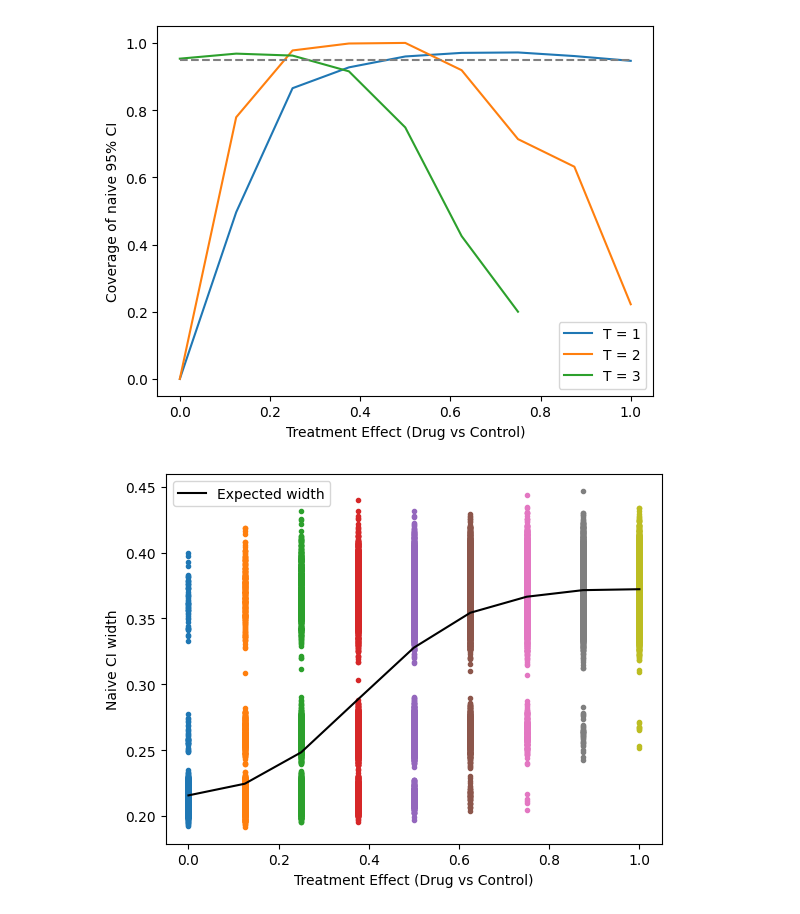
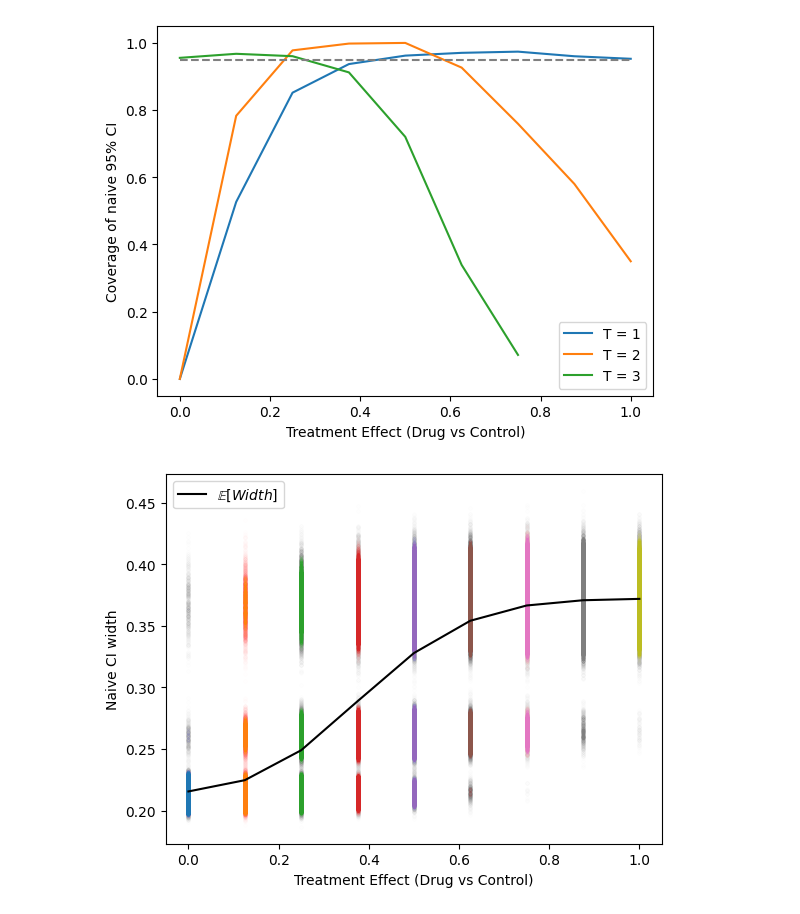
Before and after one commit to FerPerazzo/ITT21, a Jupyter notebook: Untitled.ipynb, the cells around one changed output. Cells and saved outputs as stored; diff of their text form; code cells hidden in the pictures.

```diff
--- a/Untitled.ipynb
+++ b/Untitled.ipynb
@@ -68,13 +68,13 @@ pval  = 0.011
 # %%
 RunTrial(n1, n2, n3, mu_A, mu_C, sigma, pval)
 # %%
-# Simulate 5000 runs
-data  = np.zeros((5000, 9, 5))
+# Simulate 50000 runs
+data  = np.zeros((50000, 9, 5))
 mu_As = np.linspace(0, 1, 9)
 
 for j in range(9):
 
-    for i in range(5000):
+    for i in range(50000):
 
         r, theta, e, T = RunTrial(n1, n2, n3, mu_As[j], mu_C, sigma, pval)
         data[i, j, 0]  = r                                                  # Decision taken
@@ -256,20 +256,20 @@ plt.ylabel('Coverage of naive 95% CI')
 plt.legend()
 plt.show()
 # %% [output]
-[figure, old version]
+[figure, new version]
 # %%
 # Plot (half of) unconditional CI width
 
 for j in range(9):
-    plt.plot([mu_As[j]] * len(data[:,j,2]), data[:,j,2], '.')
+    plt.plot([mu_As[j]] * len(data[:,j,2]), data[:,j,2], '.', alpha=.002)
 
-plt.plot(mu_As, np.mean(data[:,:,2], axis=0), '-', c='k', label='Expected width')
+plt.plot(mu_As, np.mean(data[:,:,2], axis=0), '-', c='k', label=r'$\mathbb{E}[Width]$')
 plt.xlabel('Treatment Effect (Drug vs Control)')
 plt.ylabel('Naive CI width')
 plt.legend()
 plt.show()
 # %% [output]
-[figure, old version]
+[figure, new version]
 # %%
 # Plot (half of) CI width conditional on T = 1
 
```
Also changed, not shown: parts of 12 cells of this notebook.
